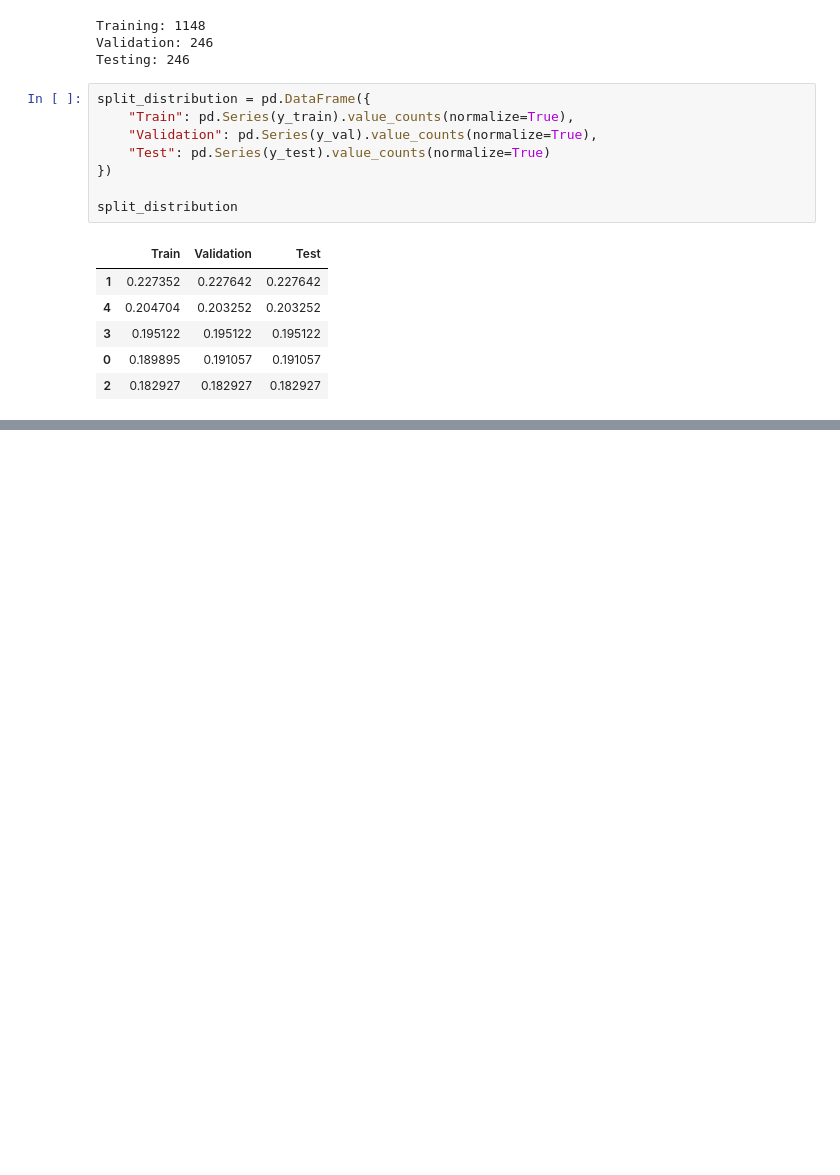
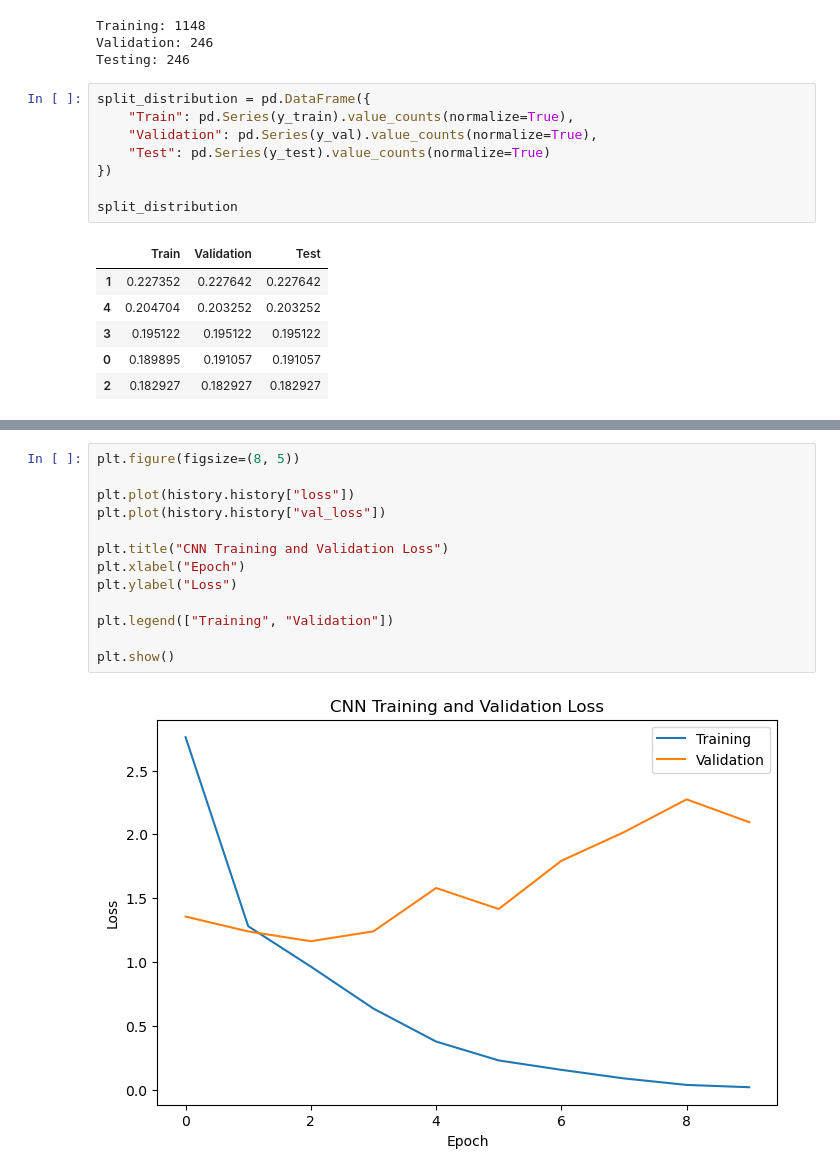
Before and after one commit to Miaxrz/smart-waste-classification, a Jupyter notebook: notebooks/02_ml_pipeline.ipynb, the cells around one changed output, grey strips where cells are left out. Drawn from its saved outputs; the diff is of its cells as text; blank space fills up the shorter version.

```diff
--- a/notebooks/02_ml_pipeline.ipynb
+++ b/notebooks/02_ml_pipeline.ipynb
@@ -138,0 +365,15 @@ split_distribution
+# %%
+plt.figure(figsize=(8, 5))
+
+plt.plot(history.history["loss"])
+plt.plot(history.history["val_loss"])
+
+plt.title("CNN Training and Validation Loss")
+plt.xlabel("Epoch")
+plt.ylabel("Loss")
+
+plt.legend(["Training", "Validation"])
+
+plt.show()
+# %% [output]
+[figure, added]
```
Also changed, not shown: parts of 21 cells of this notebook, 1 other file.
